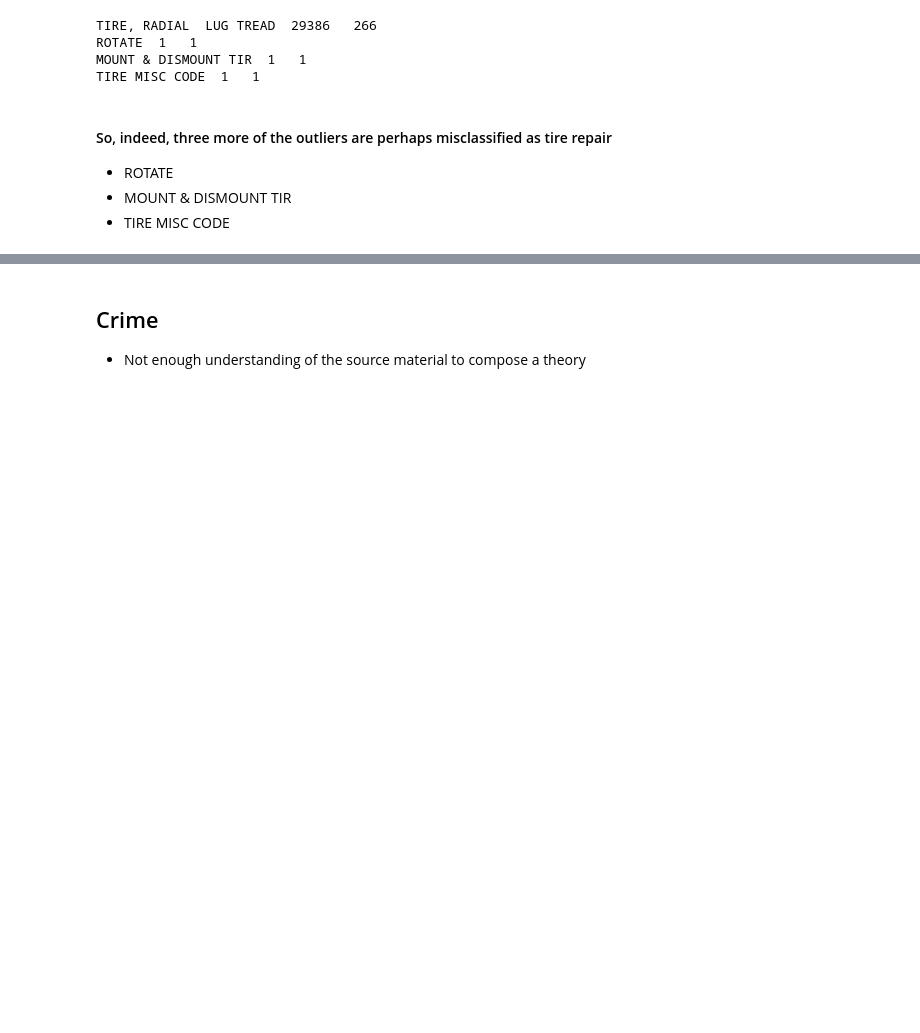
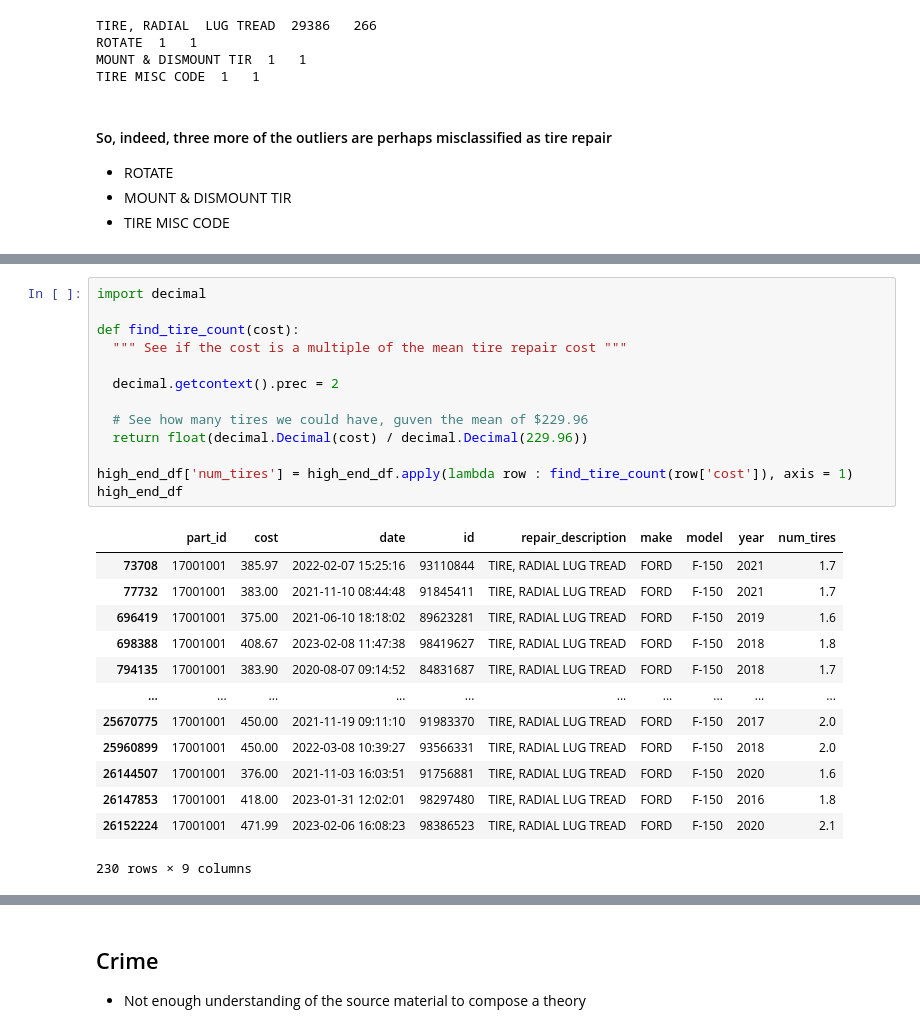
Before and after one commit to holman-data-science/data-science-interview-eval, a Jupyter notebook: Outlier Investigation.ipynb, the cells around one changed output, grey strips where cells are left out. Drawn from its saved outputs; the diff is of its cells as text; blank space fills up the shorter version.

```diff
--- a/Outlier Investigation.ipynb
+++ b/Outlier Investigation.ipynb
@@ -149,0 +171,27 @@ TIRE MISC CODE  1   1
+# %%
+import decimal
+
+def find_tire_count(cost):
+  """ See if the cost is a multiple of the mean tire repair cost """
+
+  decimal.getcontext().prec = 2
+
+  # See how many tires we could have, guven the mean of $229.96
+  return float(decimal.Decimal(cost) / decimal.Decimal(229.96))
+
+high_end_df['num_tires'] = high_end_df.apply(lambda row : find_tire_count(row['cost']), axis = 1)
+high_end_df
+# %% [output]
+|  | part_id | cost | date | id | repair_description | make | model | year | num_tires |
+| 73708 | 17001001 | 385.97 | 2022-02-07 15:25:16 | 93110844 | TIRE, RADIAL LUG TREAD | FORD | F-150 | 2021 | 1.7 |
+| 77732 | 17001001 | 383.00 | 2021-11-10 08:44:48 | 91845411 | TIRE, RADIAL LUG TREAD | FORD | F-150 | 2021 | 1.7 |
+| 696419 | 17001001 | 375.00 | 2021-06-10 18:18:02 | 89623281 | TIRE, RADIAL LUG TREAD | FORD | F-150 | 2019 | 1.6 |
+| 698388 | 17001001 | 408.67 | 2023-02-08 11:47:38 | 98419627 | TIRE, RADIAL LUG TREAD | FORD | F-150 | 2018 | 1.8 |
+| 794135 | 17001001 | 383.90 | 2020-08-07 09:14:52 | 84831687 | TIRE, RADIAL LUG TREAD | FORD | F-150 | 2018 | 1.7 |
+| ... | ... | ... | ... | ... | ... | ... | ... | ... | ... |
+| 25670775 | 17001001 | 450.00 | 2021-11-19 09:11:10 | 91983370 | TIRE, RADIAL LUG TREAD | FORD | F-150 | 2017 | 2.0 |
+| 25960899 | 17001001 | 450.00 | 2022-03-08 10:39:27 | 93566331 | TIRE, RADIAL LUG TREAD | FORD | F-150 | 2018 | 2.0 |
+| 26144507 | 17001001 | 376.00 | 2021-11-03 16:03:51 | 91756881 | TIRE, RADIAL LUG TREAD | FORD | F-150 | 2020 | 1.6 |
+| 26147853 | 17001001 | 418.00 | 2023-01-31 12:02:01 | 98297480 | TIRE, RADIAL LUG TREAD | FORD | F-150 | 2016 | 1.8 |
+| 26152224 | 17001001 | 471.99 | 2023-02-06 16:08:23 | 98386523 | TIRE, RADIAL LUG TREAD | FORD | F-150 | 2020 | 2.1 |
+230 rows × 9 columns
```
Also changed, not shown: parts of 5 cells of this notebook.
